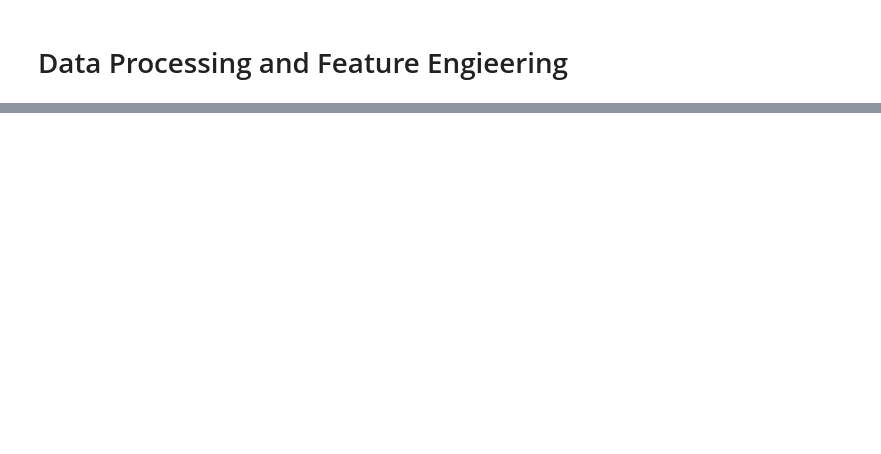
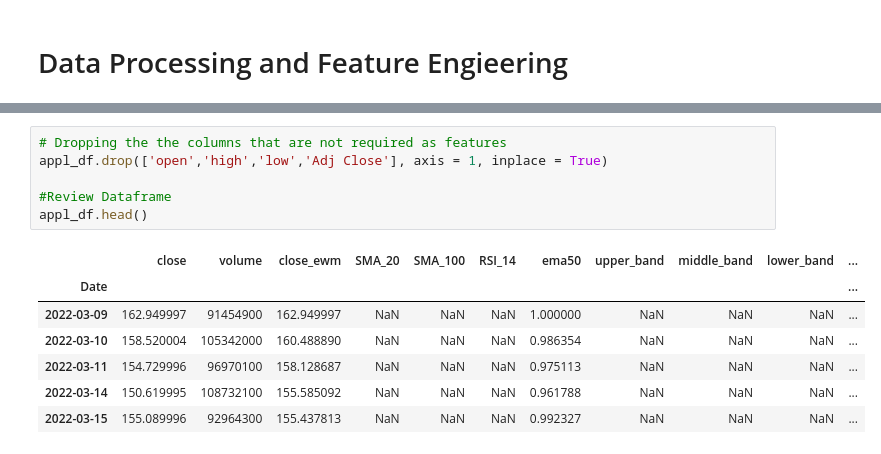
Before and after one commit to RoshanPaudyal/Project-2, a Jupyter notebook: Project 2.ipynb, the cells around one changed output, grey strips where cells are left out. Drawn from its saved outputs; the diff is of its cells as text; blank space fills up the shorter version.

```diff
--- a/Project 2.ipynb
+++ b/Project 2.ipynb
@@ -88,0 +149,14 @@ appl_df['ema50'] = appl_df['close']/ appl_df['close'].ewm(50).mean()
+# %%
+# Dropping the the columns that are not required as features
+appl_df.drop(['open','high','low','Adj Close'], axis = 1, inplace = True)
+
+#Review Dataframe
+appl_df.head()
+# %% [output]
+|  | close | volume | close_ewm | SMA_20 | SMA_100 | RSI_14 | ema50 | upper_band | middle_band | lower_band | ... |
+| Date |  |  |  |  |  |  |  |  |  |  | ... |
+| 2022-03-09 | 162.949997 | 91454900 | 162.949997 | NaN | NaN | NaN | 1.000000 | NaN | NaN | NaN | ... |
+| 2022-03-10 | 158.520004 | 105342000 | 160.488890 | NaN | NaN | NaN | 0.986354 | NaN | NaN | NaN | ... |
+| 2022-03-11 | 154.729996 | 96970100 | 158.128687 | NaN | NaN | NaN | 0.975113 | NaN | NaN | NaN | ... |
+| 2022-03-14 | 150.619995 | 108732100 | 155.585092 | NaN | NaN | NaN | 0.961788 | NaN | NaN | NaN | ... |
+| 2022-03-15 | 155.089996 | 92964300 | 155.437813 | NaN | NaN | NaN | 0.992327 | NaN | NaN | NaN | ... |
```
Also changed, not shown: parts of 36 cells of this notebook.
